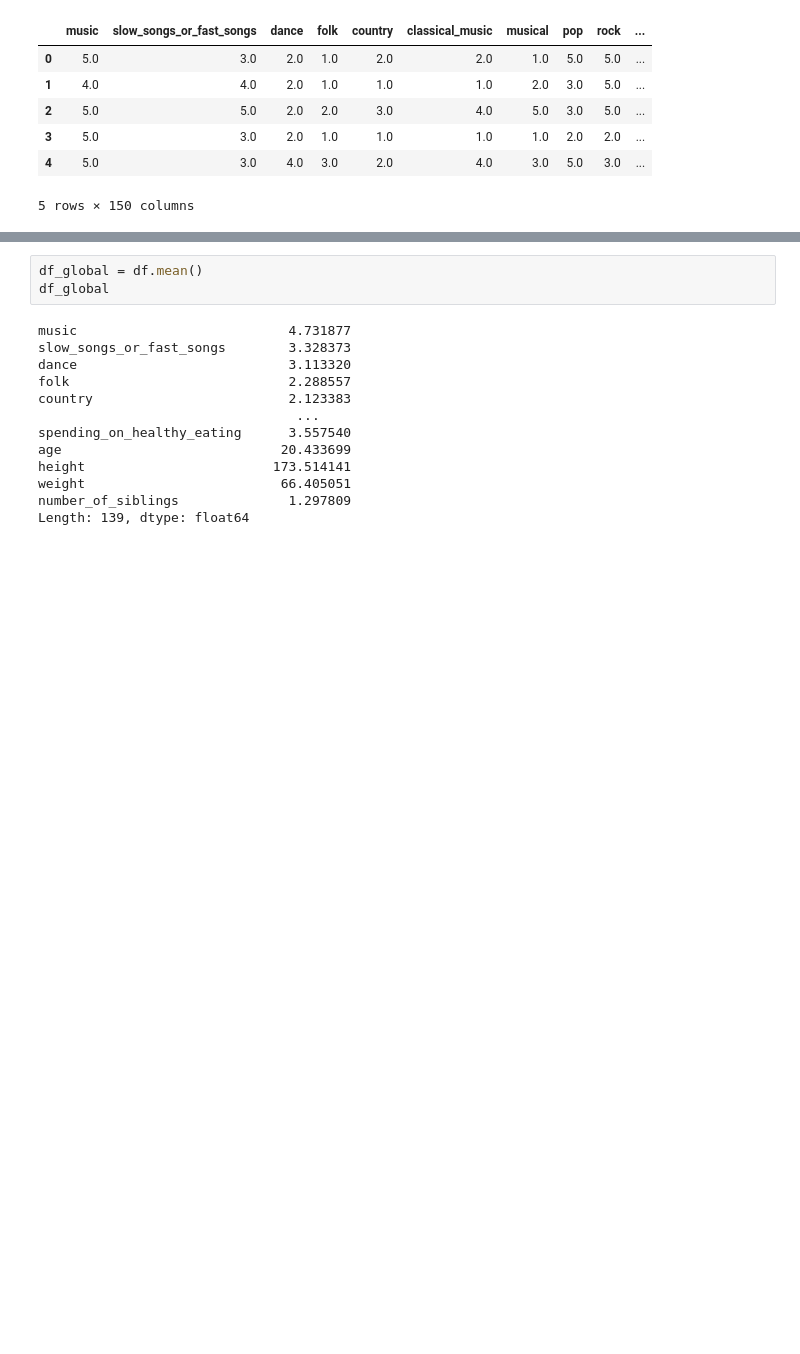
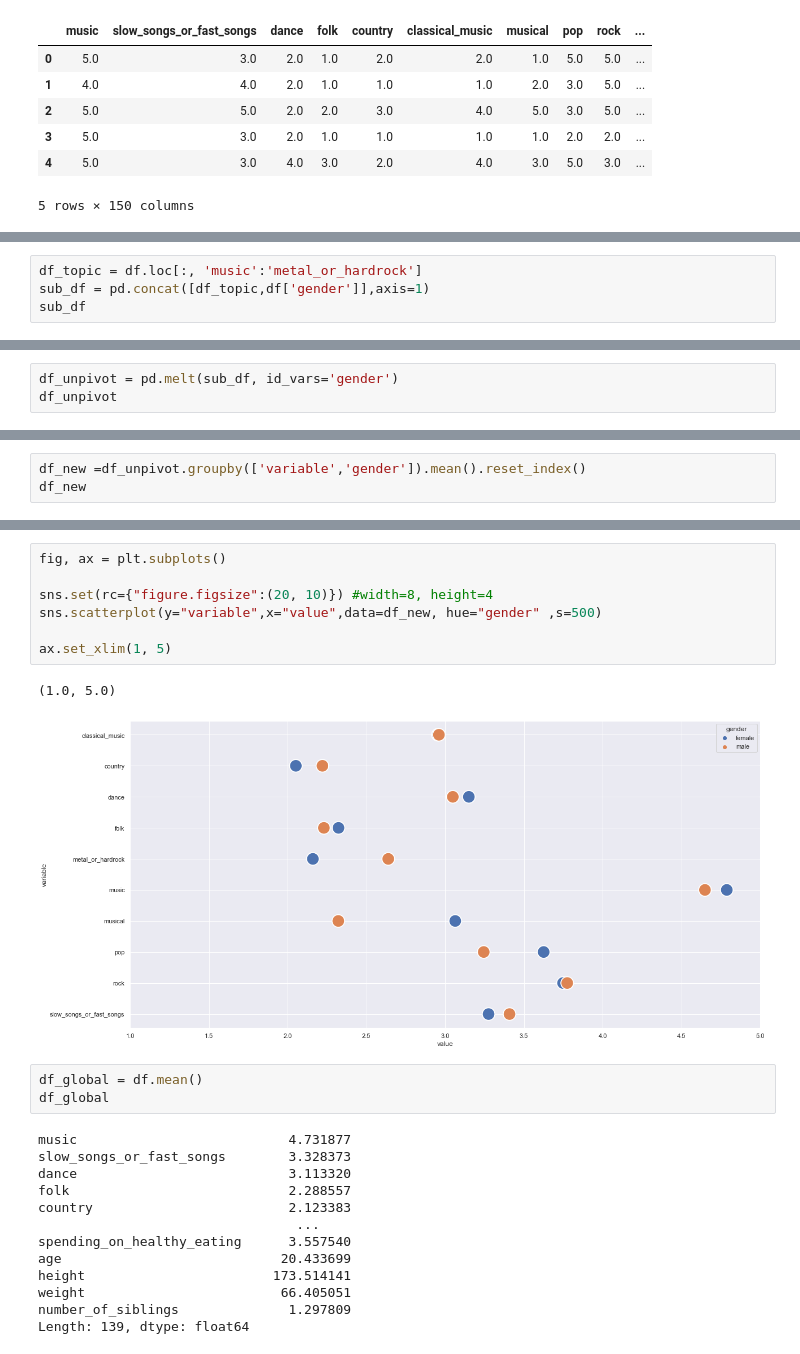
Before and after one commit to alejomaar/Machine-Learning-Zoomcamp, a Jupyter notebook: Midterm_proyect/proyect.ipynb, the cells around one changed output, grey strips where cells are left out. Saved outputs shown, nothing was run; the diff lists cells and outputs as text; blank space fills up the shorter version.

```diff
--- a/Midterm_proyect/proyect.ipynb
+++ b/Midterm_proyect/proyect.ipynb
@@ -16,0 +81,4 @@ df.head()
+# %%
+df_topic = df.loc[:, 'music':'metal_or_hardrock']
+sub_df = pd.concat([df_topic,df['gender']],axis=1)
+sub_df
@@ -16,0 +99,3 @@ df.head()
+# %%
+df_unpivot = pd.melt(sub_df, id_vars='gender')
+df_unpivot
@@ -16,0 +116,3 @@ df.head()
+# %%
+df_new =df_unpivot.groupby(['variable','gender']).mean().reset_index()
+df_new
@@ -17,3 +137,13 @@ df.head()
+# %%
+fig, ax = plt.subplots()
+
+sns.set(rc={"figure.figsize":(20, 10)}) #width=8, height=4
+sns.scatterplot(y="variable",x="value",data=df_new, hue="gender" ,s=500)
+
+ax.set_xlim(1, 5)
+# %% [output]
+(1.0, 5.0)
+[figure, added]
 # %%
 df_global = df.mean()
 df_global
```
Also changed, not shown: parts of 14 cells of this notebook, 2 other files.
